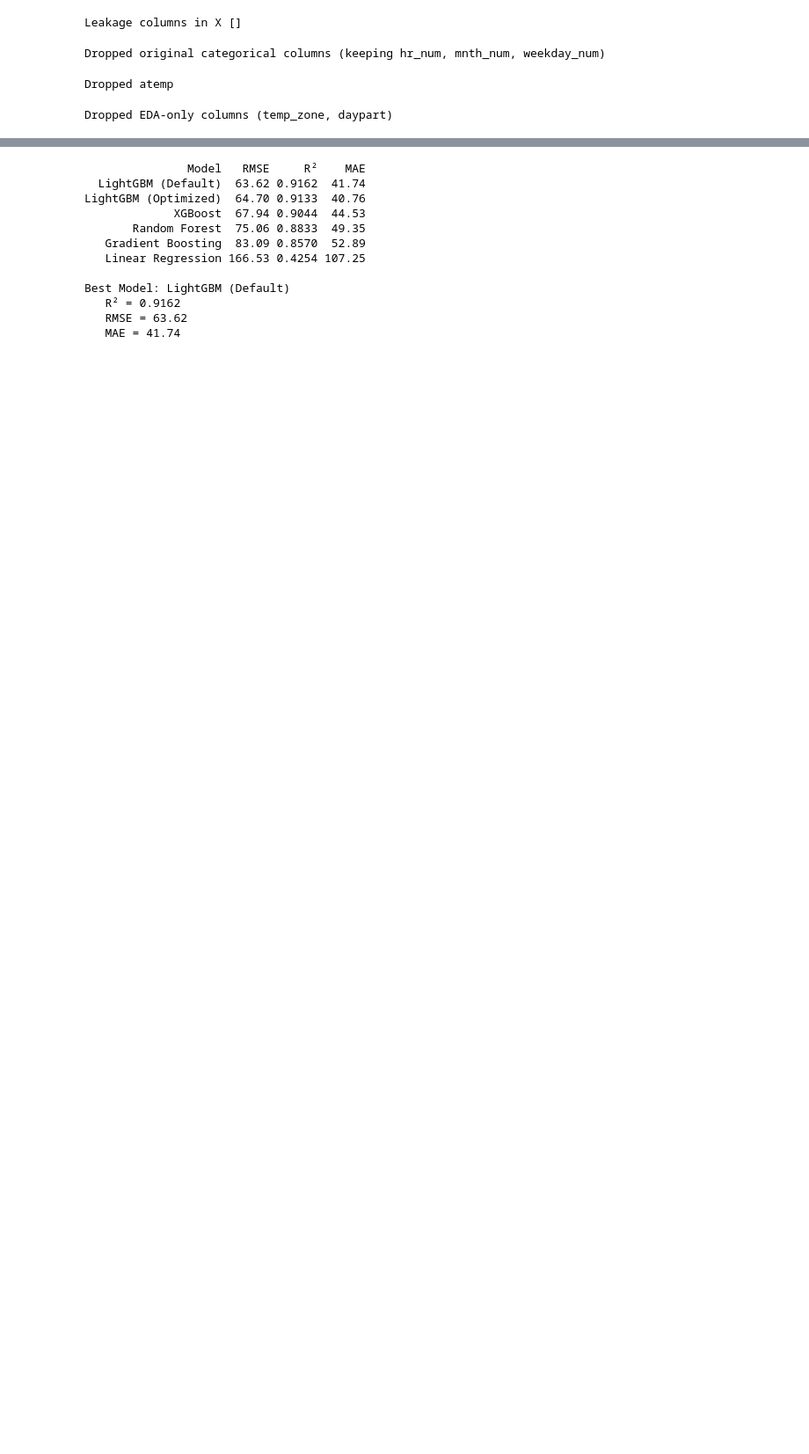
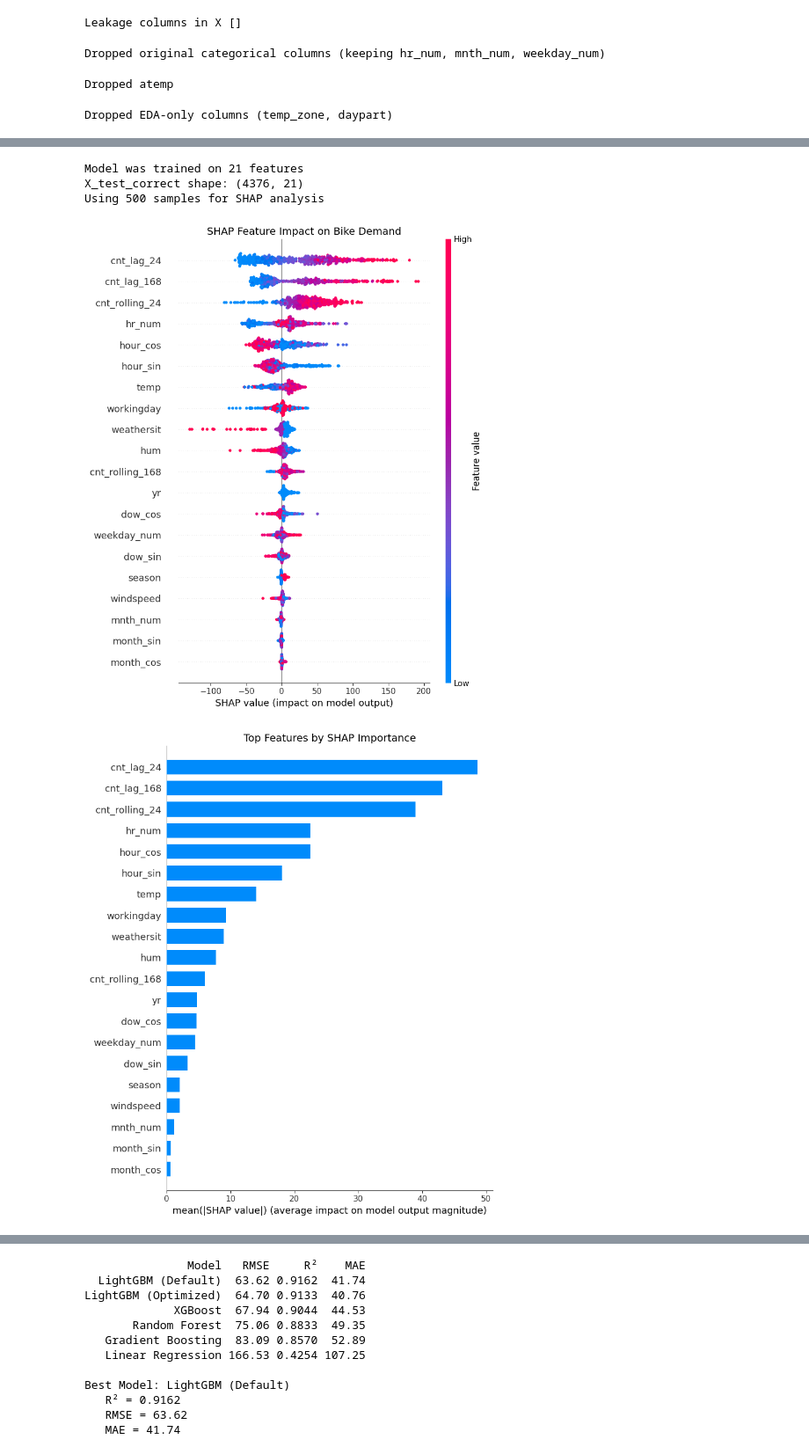
Before and after one commit to boughanmiyoussef/BikeDemand, a Jupyter notebook: notebook/BikeDemand.ipynb, the cells around one changed output, grey strips where cells are left out. Shown at 88% size. Cells and saved outputs as stored; diff of their text form; code cells hidden in the pictures; blank space fills up the shorter version.

```diff
--- a/notebook/BikeDemand.ipynb
+++ b/notebook/BikeDemand.ipynb
@@ -846,0 +910,46 @@ plt.grid(True, alpha=0.3)
+# %%
+try:
+    import shap
+
+    # These are the 21 features your model was trained on
+    correct_features_21 = X_train.columns.tolist()
+    print(f"Model was trained on {len(correct_features_21)} features")
+
+    # Get test data with the SAME 21 features
+    X_test_correct = X_clean.loc[test_mask, correct_features_21]
+
+    print(f"X_test_correct shape: {X_test_correct.shape}")
+
+    X_sample = X_test_correct.sample(n=min(500, len(X_test_correct)), random_state=42)
+    print(f"Using {len(X_sample)} samples for SHAP analysis")
+
+    # Use your LightGBM model
+    explainer = shap.TreeExplainer(lgb)
+    shap_values = explainer.shap_values(X_sample)
+
+    plt.figure(figsize=(12, 8))
+    shap.summary_plot(shap_values, X_sample, show=False)
+    plt.title('SHAP Feature Impact on Bike Demand', fontsize=14)
+    plt.tight_layout()
+    plt.savefig('shap_summary.png', dpi=100, bbox_inches='tight')
+    plt.show()
+
+    plt.figure(figsize=(10, 6))
+    shap.summary_plot(shap_values, X_sample, plot_type="bar", show=False)
+    plt.title('Top Features by SHAP Importance', fontsize=14)
+    plt.tight_layout()
+    plt.savefig('shap_importance.png', dpi=100, bbox_inches='tight')
+    plt.show()
+
+    print("✅ SHAP plots saved as 'shap_summary.png' and 'shap_importance.png'")
+
+except ImportError:
+    print("⚠️ SHAP not installed. Run: pip install shap")
+except Exception as e:
+    print(f"⚠️ SHAP error: {e}")
+# %% [output]
+Model was trained on 21 features
+X_test_correct shape: (4376, 21)
+Using 500 samples for SHAP analysis
+[figure, added]
+[figure, added]
```
Also changed, not shown: parts of 32 cells of this notebook.
